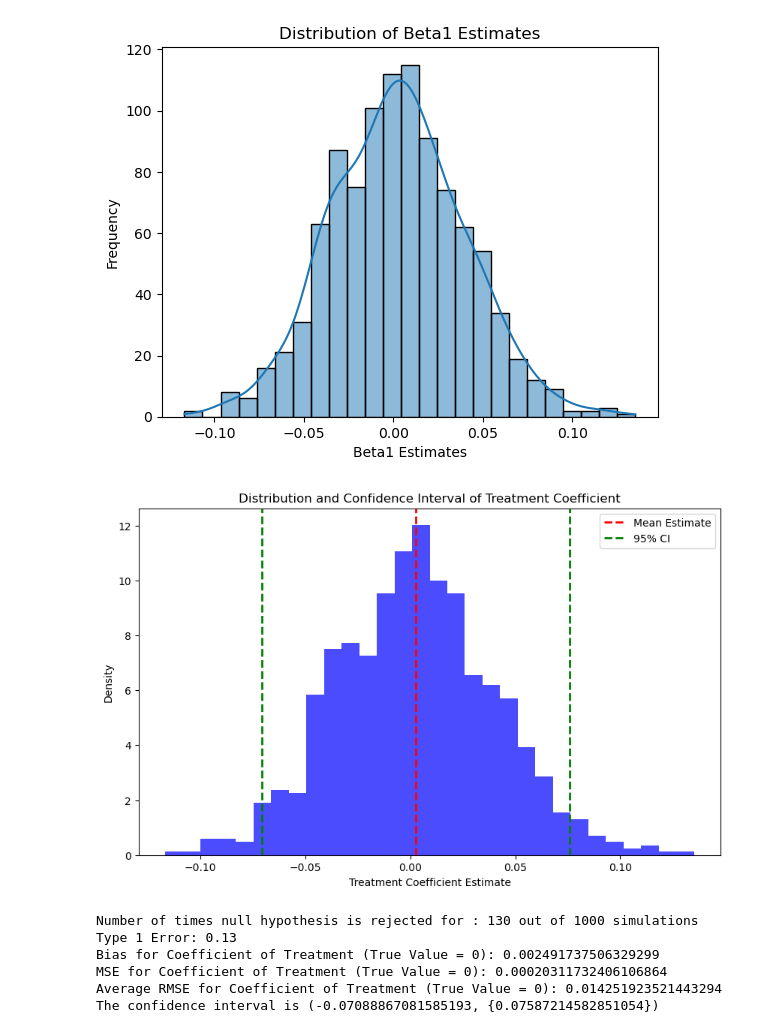
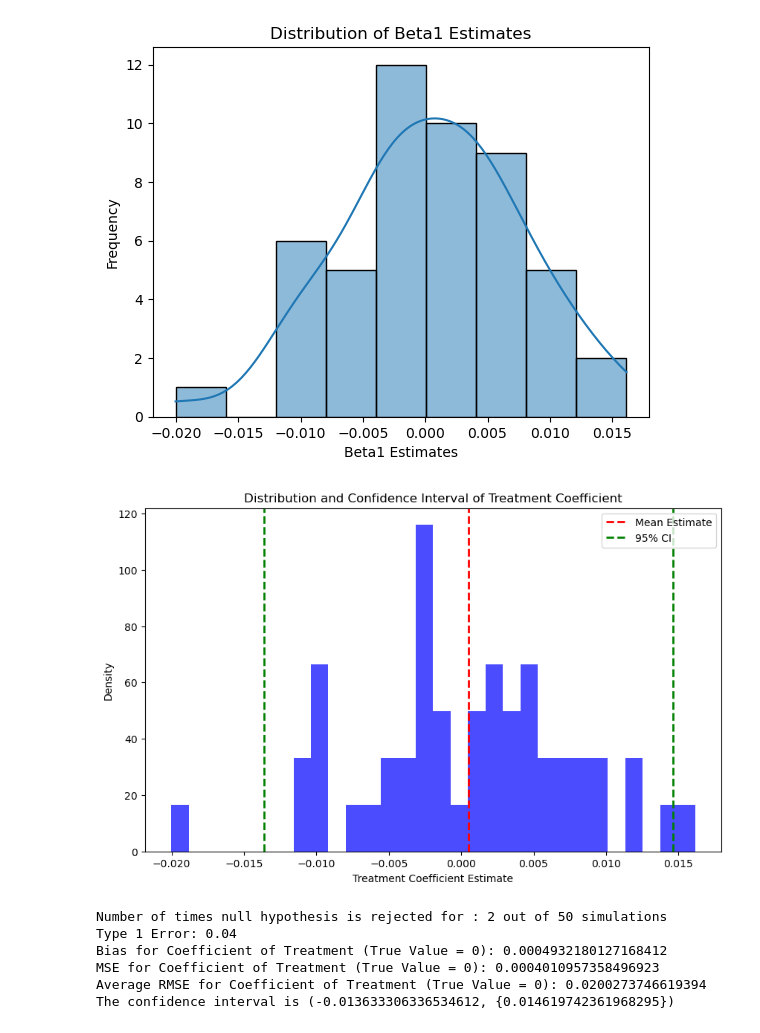
Before and after one commit to Sneha230798/Research-Module-, a Jupyter notebook: TYPE_1_MONTE_CARLO/Monte_Carlo_CRSE.ipynb, the cells around one changed output. Drawn from its saved outputs; the diff is of its cells as text; code cells hidden in the pictures.

```diff
--- a/TYPE_1_MONTE_CARLO/Monte_Carlo_CRSE.ipynb
+++ b/TYPE_1_MONTE_CARLO/Monte_Carlo_CRSE.ipynb
@@ -4,7 +4,7 @@ import numpy as np
 import statsmodels.api as sm
 import matplotlib.pyplot as plt
 import seaborn as sns
-from Monte_Carlo_AR1 import (generate_staggered_law_ar1_data)
+from data_gen_Monte_Carlo_AR1 import (generate_staggered_law_ar1_data)
 
 np.random.seed(42)
 
@@ -12,7 +12,7 @@ beta1_estimates = []
 
 reject_count = 0  # Counter for the number of rejections
 alpha = 0.05  # Significance level
-num_simulations = 1000
+num_simulations = 50
 bias_values = []
 squared_error_values = []
 N = 50
@@ -24,7 +24,6 @@ true_beta1_value = 0
 standard_error_values = []
 
 bias_values = []
-num_simulations = 1000
 
 for _ in range(num_simulations):
     data = generate_staggered_law_ar1_data( N, T, rho, num_individuals)
@@ -71,7 +70,7 @@ for _ in range(num_simulations):
        'time_17', 'time_18', 'time_19']] # plus any other control variables
     X = sm.add_constant(X)
     Y = data['value'] # Replace 'outcome' with your dependent variable
-    model = sm.OLS(Y, X).fit(cov_type='cluster', cov_kwds={'groups': data['STATEFIP'].astype(str)})
+    model = sm.OLS(Y, X).fit(cov_type='cluster', cov_kwds={'groups': data['state'].astype(str)})
 
     bias = model.params['TREATMENT'] - true_beta1_value
 
@@ -104,38 +103,38 @@ plt.xlabel('Beta1 Estimates')
 plt.ylabel('Frequency')
 plt.title('Distribution of Beta1 Estimates')
 plt.show()
 
 # Calculate the confidence interval
 confidence_interval = (
     np.mean(beta1_estimates) - 1.96 * std_error_beta_distribution,
     np.mean(beta1_estimates) + 1.96 * std_error_beta_distribution
 )
 plt.figure(figsize=(10, 6))
 plt.hist(beta1_estimates, bins=30, density=True, color='blue', alpha=0.7)
 plt.axvline(np.mean(beta1_estimates), color='red', linestyle='dashed', linewidth=2, label='Mean Estimate')
 plt.axvline(confidence_interval[0], color='green', linestyle='dashed', linewidth=2, label='95% CI')
 plt.axvline(confidence_interval[1], color='green', linestyle='dashed', linewidth=2)
 plt.xlabel('Treatment Coefficient Estimate')
 plt.ylabel('Density')
 plt.title('Distribution and Confidence Interval of Treatment Coefficient')
 plt.legend()
 plt.show()
 
 
 # Print the number of rejections
 # Print the number of rejections
 print(f"Number of times null hypothesis is rejected for : {reject_count} out of {num_simulations} simulations")
 print(f"Type 1 Error: {type1_error}")
 print(f"Bias for Coefficient of Treatment (True Value = {true_beta1_value}): {average_bias}")
 print(f"MSE for Coefficient of Treatment (True Value = {true_beta1_value}): {average_mse}")
 print(f"Average RMSE for Coefficient of Treatment (True Value = {true_beta1_value}): {average_rmse}")
 print(f'The confidence interval is {confidence_interval[0] , {confidence_interval[1]}}')
 # %% [output]
-[figure, old version]
+[figure, new version]
-[figure, old version]
+[figure, new version]
-Number of times null hypothesis is rejected for : 130 out of 1000 simulations
-Type 1 Error: 0.13
-Bias for Coefficient of Treatment (True Value = 0): 0.002491737506329299
-MSE for Coefficient of Treatment (True Value = 0): 0.00020311732406106864
-Average RMSE for Coefficient of Treatment (True Value = 0): 0.014251923521443294
-The confidence interval is (-0.07088867081585193, {0.07587214582851054})
+Number of times null hypothesis is rejected for : 2 out of 50 simulations
+Type 1 Error: 0.04
+Bias for Coefficient of Treatment (True Value = 0): 0.0004932180127168412
+MSE for Coefficient of Treatment (True Value = 0): 0.0004010957358496923
+Average RMSE for Coefficient of Treatment (True Value = 0): 0.0200273746619394
+The confidence interval is (-0.013633306336534612, {0.014619742361968295})
```
Also changed, not shown: parts of 2 cells of this notebook, 7 other files.
